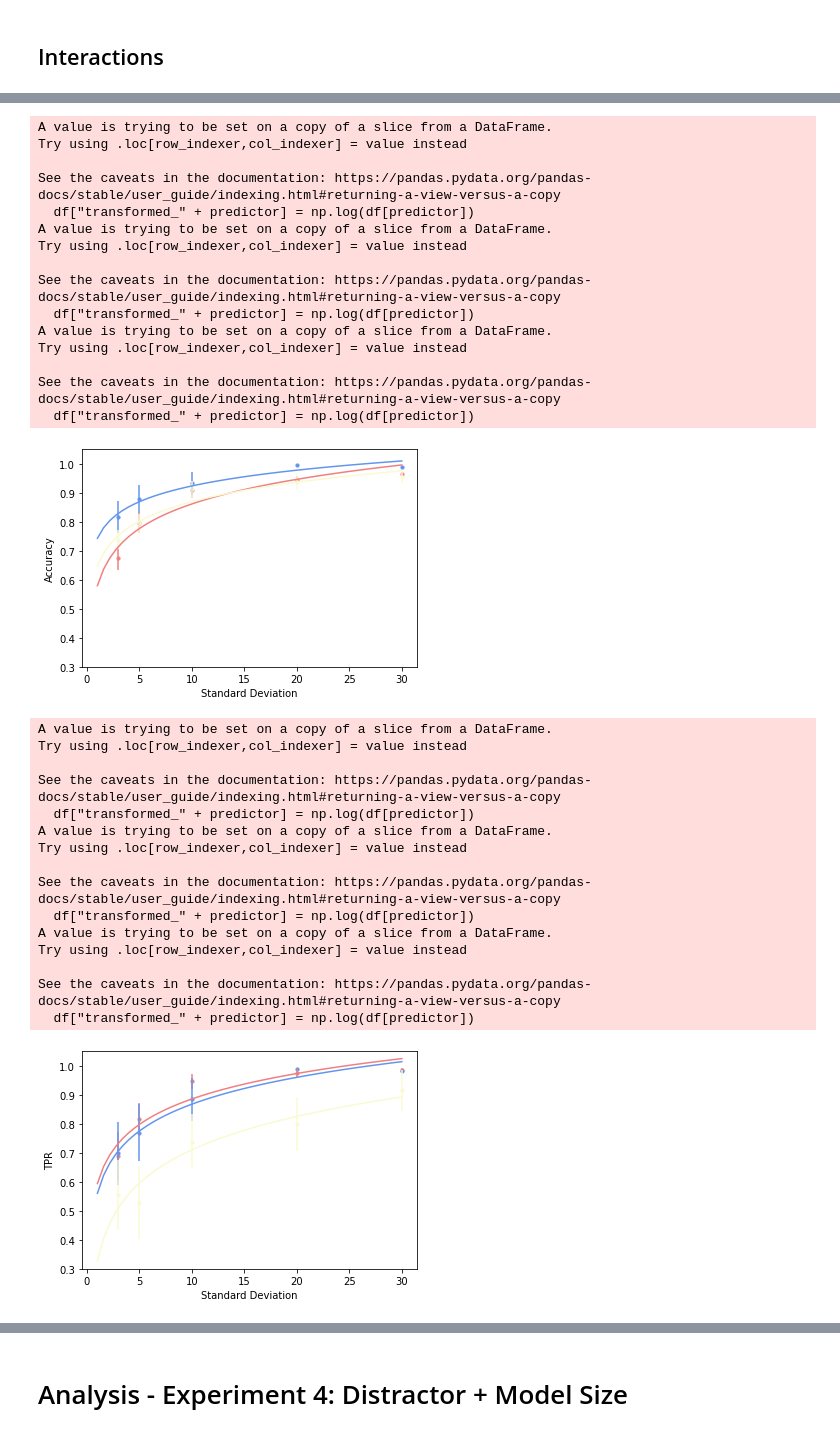
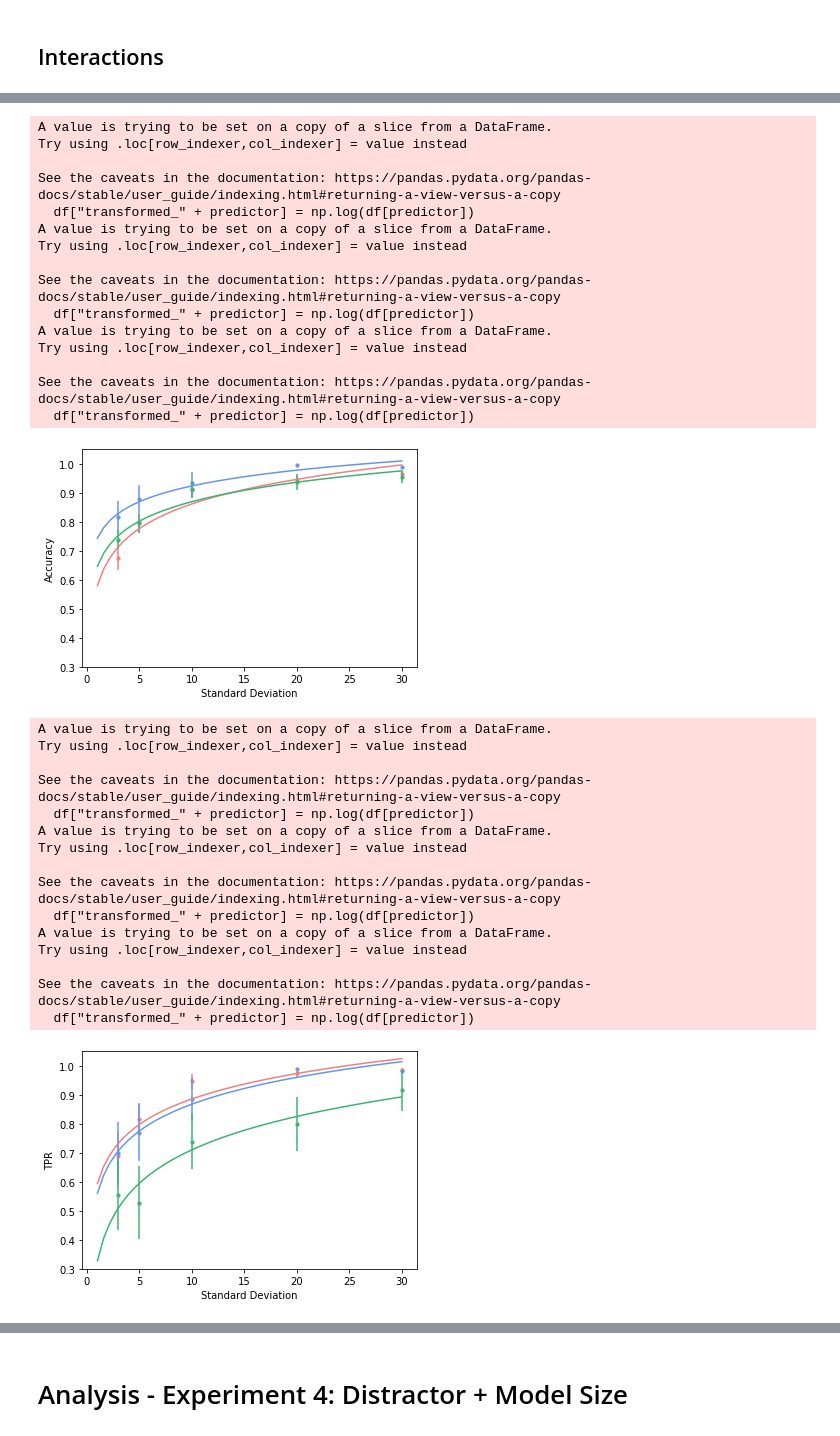
Before and after one commit to lucasfldmn/twrds_unbiased_anns, a Jupyter notebook: notebooks/classification_analysis.ipynb, the cells around one changed output, grey strips where cells are left out. Saved outputs shown, nothing was run; the diff lists cells and outputs as text; code cells hidden in the pictures.

```diff
--- a/notebooks/classification_analysis.ipynb
+++ b/notebooks/classification_analysis.ipynb
@@ -600,9 +600,9 @@ colors = {
     50: "lightcoral",
     70: "cornflowerblue",
     80: "mediumseagreen",
-    90: "bisque",
+    90: "gold",
     95: "plum",
-    100: "lightgoldenrodyellow"
+    100: "mediumseagreen"
 }
 
 # Create plotting area
@@ -661,7 +661,7 @@ colors = {
     80: "mediumseagreen",
     90: "bisque",
     95: "plum",
-    100: "lightgoldenrodyellow"
+    100: "mediumseagreen"
 }
 
 # Create plotting area
@@ -720,7 +720,7 @@ colors = {
     80: "mediumseagreen",
     90: "bisque",
     95: "plum",
-    100: "lightgoldenrodyellow"
+    100: "mediumseagreen"
 }
 
 # Create plotting area
@@ -776,7 +776,7 @@ target = "accuracy"
 colors = {
     60: "lightcoral",
     75: "cornflowerblue",
-    90: "lightgoldenrodyellow"
+    90: "mediumseagreen"
 }
 
 # Create plotting area
@@ -823,7 +823,7 @@ Try using .loc[row_indexer,col_indexer] = value instead
 
 See the caveats in the documentation: https://pandas.pydata.org/pandas-docs/stable/user_guide/indexing.html#returning-a-view-versus-a-copy
   df["transformed_" + predictor] = np.log(df[predictor])
-[figure, old version]
+[figure, new version]
 # %%
 predictor = "stddev"
 target = "tpr"
@@ -832,7 +832,7 @@ target = "tpr"
 colors = {
     60: "lightcoral",
     75: "cornflowerblue",
-    90: "lightgoldenrodyellow"
+    90: "mediumseagreen"
 }
 
 # Create plotting area
@@ -852,34 +852,34 @@ for threshold in grouped.groups.keys():
     plot_log_ols(data, predictor, target + "_r", colors[threshold], ax, line_x, threshold)
 
 # Axis labels
 ax.set_xlabel('Standard Deviation')
 ax.set_ylabel('TPR')
 
 # y-Axis range
 ax.set_ylim([0.3, 1.05])
 
 # Legend
 #ax.legend()
 
 # Save result
 plt.savefig(figure_path + "stddev_threshold_interaction_tpr", dpi = 200, bbox_inches = 'tight')
 # %% [output]
 A value is trying to be set on a copy of a slice from a DataFrame.
 Try using .loc[row_indexer,col_indexer] = value instead
 
 See the caveats in the documentation: https://pandas.pydata.org/pandas-docs/stable/user_guide/indexing.html#returning-a-view-versus-a-copy
   df["transformed_" + predictor] = np.log(df[predictor])
 A value is trying to be set on a copy of a slice from a DataFrame.
 Try using .loc[row_indexer,col_indexer] = value instead
 
 See the caveats in the documentation: https://pandas.pydata.org/pandas-docs/stable/user_guide/indexing.html#returning-a-view-versus-a-copy
   df["transformed_" + predictor] = np.log(df[predictor])
 A value is trying to be set on a copy of a slice from a DataFrame.
 Try using .loc[row_indexer,col_indexer] = value instead
 
 See the caveats in the documentation: https://pandas.pydata.org/pandas-docs/stable/user_guide/indexing.html#returning-a-view-versus-a-copy
   df["transformed_" + predictor] = np.log(df[predictor])
-[figure, old version]
+[figure, new version]
 # %%
 predictor = "stddev"
 target = "tnr"
```
Also changed, not shown: parts of 5 cells of this notebook, 1 other file.
